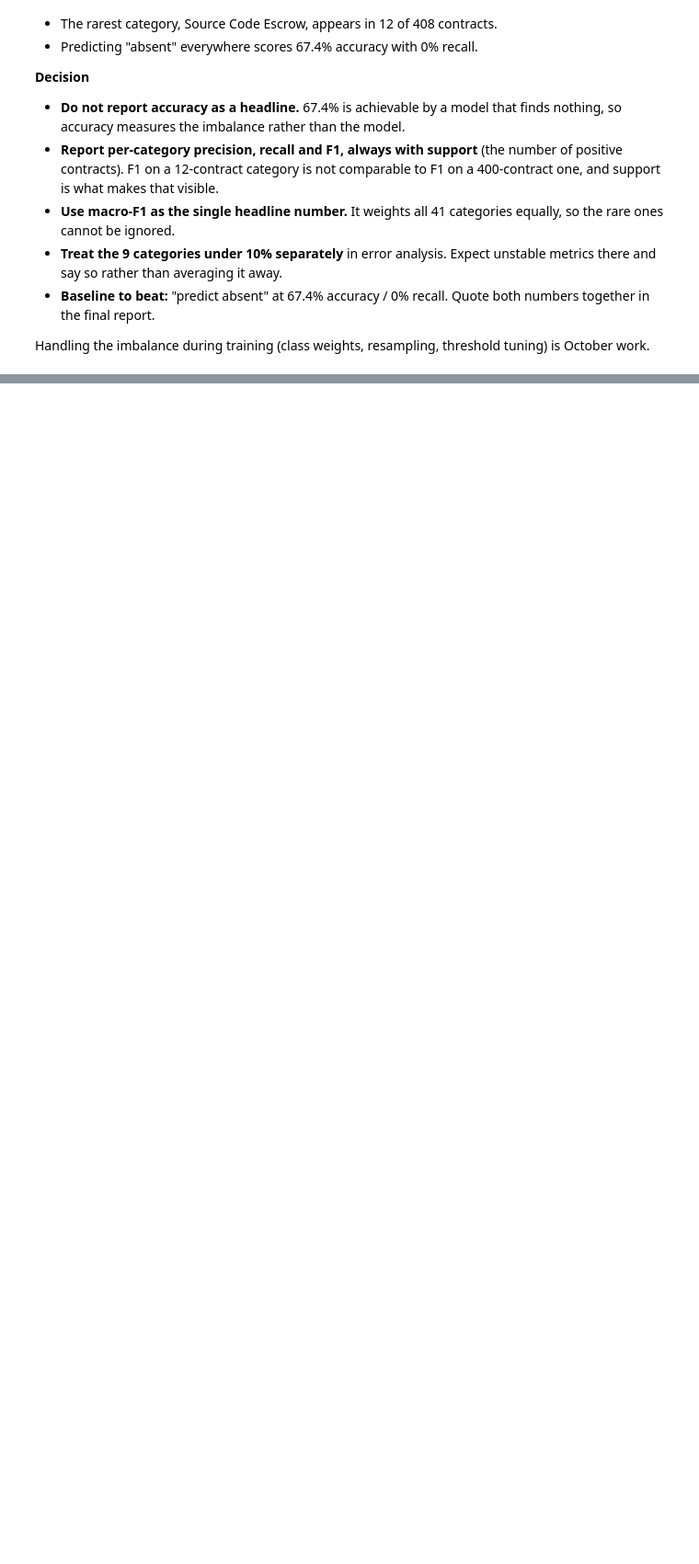
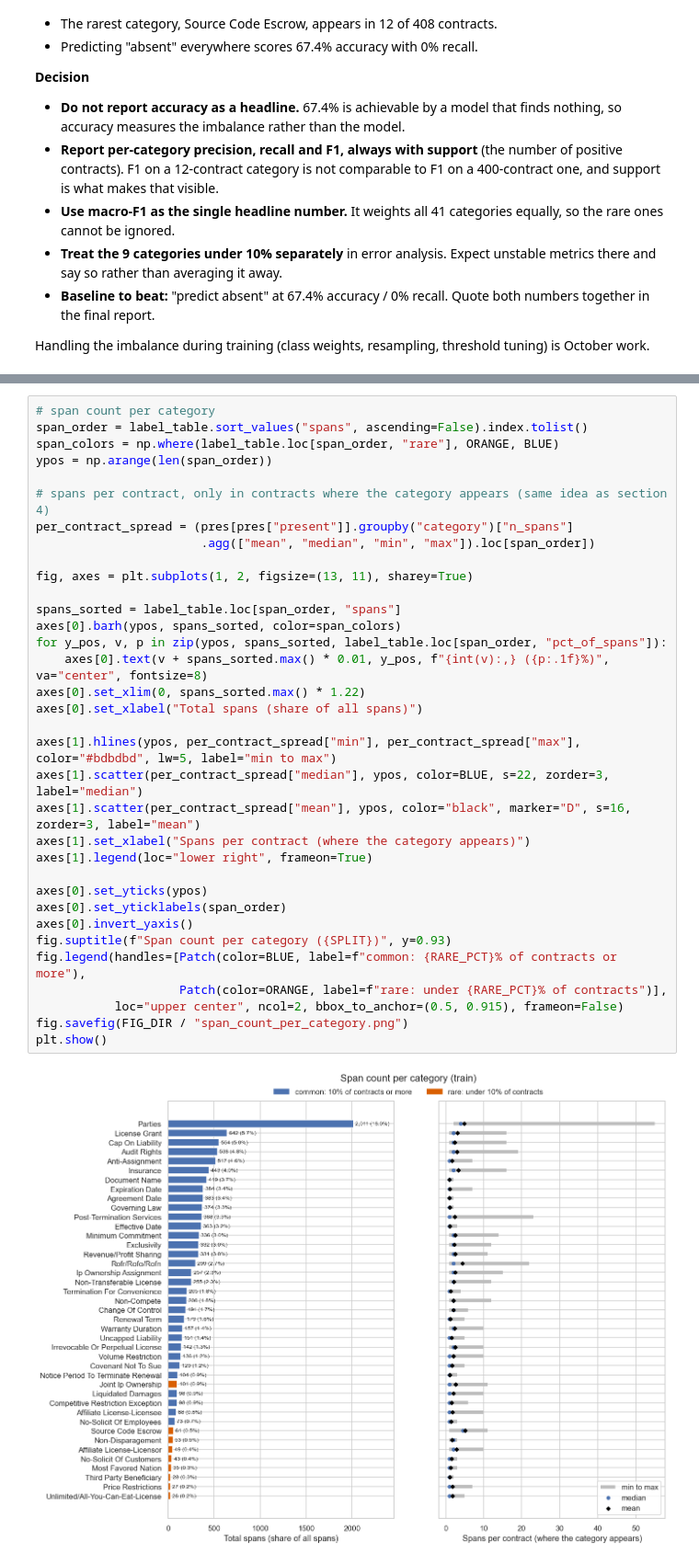
Before and after one commit to Break-Through-Tech/Accenture-1Q-contract-review-challenge, a Jupyter notebook: notebooks/EDA_class_imbalance.ipynb, the cells around one changed output, grey strips where cells are left out. Shown at 92% size. Cells and saved outputs as stored; diff of their text form; blank space fills up the shorter version.

```diff
--- a/notebooks/EDA_class_imbalance.ipynb
+++ b/notebooks/EDA_class_imbalance.ipynb
@@ -263,0 +467,36 @@ is October work.
+# %%
+# span count per category
+span_order = label_table.sort_values("spans", ascending=False).index.tolist()
+span_colors = np.where(label_table.loc[span_order, "rare"], ORANGE, BLUE)
+ypos = np.arange(len(span_order))
+
+# spans per contract, only in contracts where the category appears (same idea as section 4)
+per_contract_spread = (pres[pres["present"]].groupby("category")["n_spans"]
+                       .agg(["mean", "median", "min", "max"]).loc[span_order])
+
+fig, axes = plt.subplots(1, 2, figsize=(13, 11), sharey=True)
+
+spans_sorted = label_table.loc[span_order, "spans"]
+axes[0].barh(ypos, spans_sorted, color=span_colors)
+for y_pos, v, p in zip(ypos, spans_sorted, label_table.loc[span_order, "pct_of_spans"]):
+    axes[0].text(v + spans_sorted.max() * 0.01, y_pos, f"{int(v):,} ({p:.1f}%)", va="center", fontsize=8)
+axes[0].set_xlim(0, spans_sorted.max() * 1.22)
+axes[0].set_xlabel("Total spans (share of all spans)")
+
+axes[1].hlines(ypos, per_contract_spread["min"], per_contract_spread["max"], color="#bdbdbd", lw=5, label="min to max")
+axes[1].scatter(per_contract_spread["median"], ypos, color=BLUE, s=22, zorder=3, label="median")
+axes[1].scatter(per_contract_spread["mean"], ypos, color="black", marker="D", s=16, zorder=3, label="mean")
+axes[1].set_xlabel("Spans per contract (where the category appears)")
+axes[1].legend(loc="lower right", frameon=True)
+
+axes[0].set_yticks(ypos)
+axes[0].set_yticklabels(span_order)
+axes[0].invert_yaxis()
+fig.suptitle(f"Span count per category ({SPLIT})", y=0.93)
+fig.legend(handles=[Patch(color=BLUE, label=f"common: {RARE_PCT}% of contracts or more"),
+                    Patch(color=ORANGE, label=f"rare: under {RARE_PCT}% of contracts")],
+           loc="upper center", ncol=2, bbox_to_anchor=(0.5, 0.915), frameon=False)
+fig.savefig(FIG_DIR / "span_count_per_category.png")
+plt.show()
+# %% [output]
+[figure, added]
```
Also changed, not shown: parts of 11 cells of this notebook, 5 other files.
